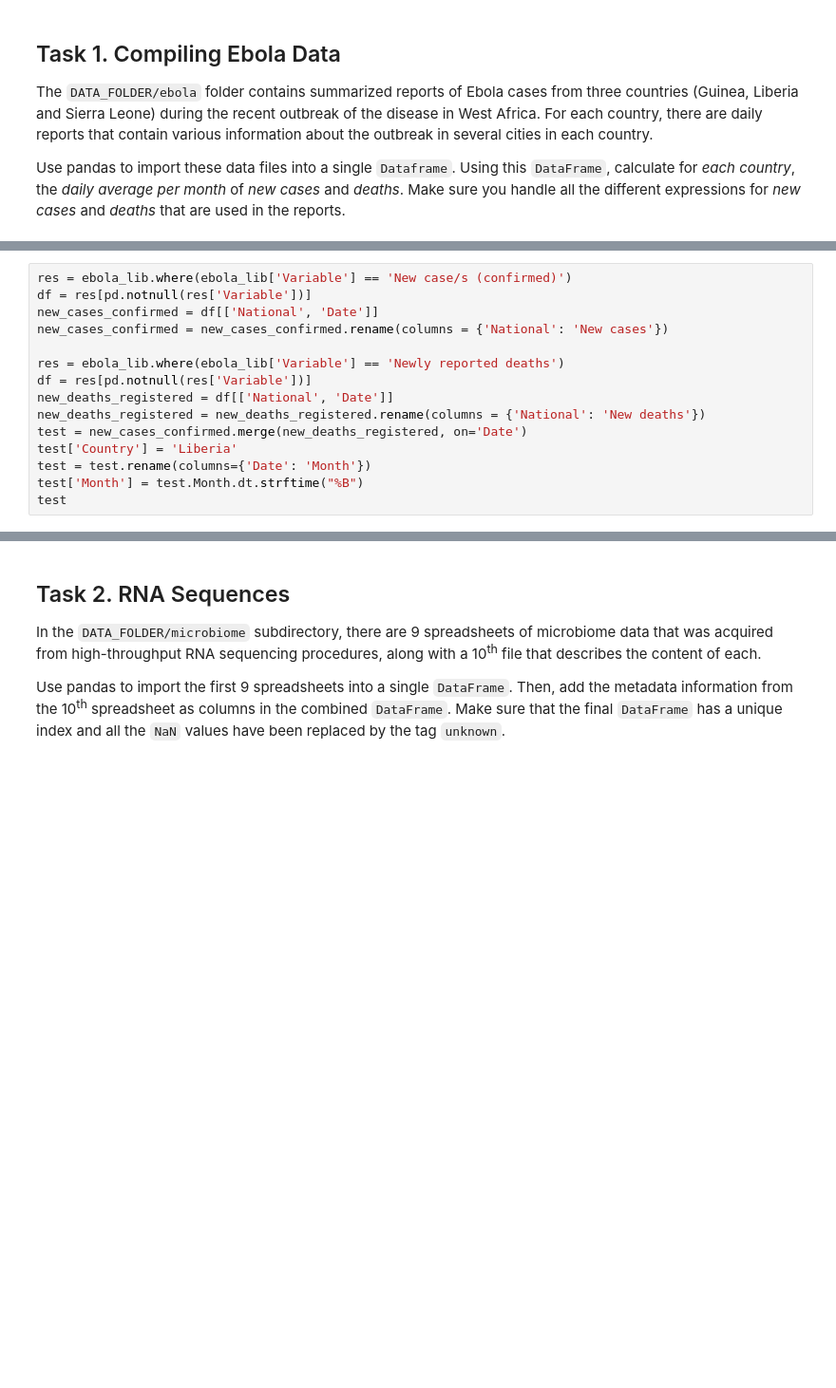
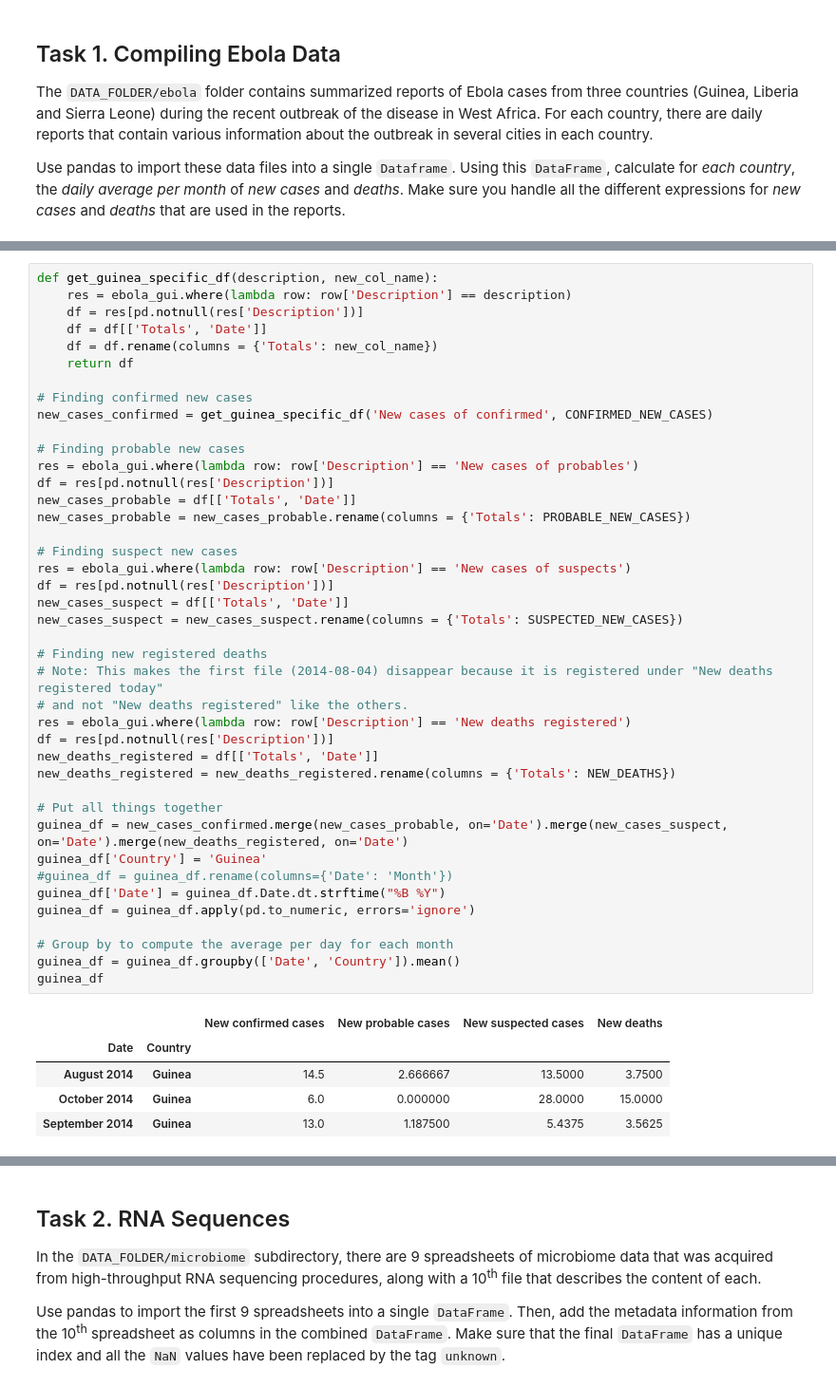
Before and after one commit to darioAnongba/EPFL-ADA, a Jupyter notebook: Labs/01 - Pandas and Data Wrangling/Homework 1.ipynb, the cells around one changed output, grey strips where cells are left out. Shown at 95% size. Cells and saved outputs as stored; diff of their text form; blank space fills up the shorter version.

```diff
--- a/Labs/01 - Pandas and Data Wrangling/Homework 1.ipynb
+++ b/Labs/01 - Pandas and Data Wrangling/Homework 1.ipynb
@@ -66,15 +64,0 @@ new_cases_confirmed
-# %%
-res = ebola_lib.where(ebola_lib['Variable'] == 'New case/s (confirmed)')
-df = res[pd.notnull(res['Variable'])]
-new_cases_confirmed = df[['National', 'Date']]
-new_cases_confirmed = new_cases_confirmed.rename(columns = {'National': 'New cases'})
-
-res = ebola_lib.where(ebola_lib['Variable'] == 'Newly reported deaths')
-df = res[pd.notnull(res['Variable'])]
-new_deaths_registered = df[['National', 'Date']]
-new_deaths_registered = new_deaths_registered.rename(columns = {'National': 'New deaths'})
-test = new_cases_confirmed.merge(new_deaths_registered, on='Date')
-test['Country'] = 'Liberia'
-test = test.rename(columns={'Date': 'Month'})
-test['Month'] = test.Month.dt.strftime("%B")
-test
@@ -106,0 +68,47 @@ ebola_sie[list(['date','variable','National'])]
+# %%
+def get_guinea_specific_df(description, new_col_name):
+    res = ebola_gui.where(lambda row: row['Description'] == description)
+    df = res[pd.notnull(res['Description'])]
+    df = df[['Totals', 'Date']]
+    df = df.rename(columns = {'Totals': new_col_name})
+    return df
+
+# Finding confirmed new cases
+new_cases_confirmed = get_guinea_specific_df('New cases of confirmed', CONFIRMED_NEW_CASES)
+
+# Finding probable new cases
+res = ebola_gui.where(lambda row: row['Description'] == 'New cases of probables')
+df = res[pd.notnull(res['Description'])]
+new_cases_probable = df[['Totals', 'Date']]
+new_cases_probable = new_cases_probable.rename(columns = {'Totals': PROBABLE_NEW_CASES})
+
+# Finding suspect new cases
+res = ebola_gui.where(lambda row: row['Description'] == 'New cases of suspects')
+df = res[pd.notnull(res['Description'])]
+new_cases_suspect = df[['Totals', 'Date']]
+new_cases_suspect = new_cases_suspect.rename(columns = {'Totals': SUSPECTED_NEW_CASES})
+
+# Finding new registered deaths
+# Note: This makes the first file (2014-08-04) disappear because it is registered under "New deaths registered today"
+# and not "New deaths registered" like the others.
+res = ebola_gui.where(lambda row: row['Description'] == 'New deaths registered')
+df = res[pd.notnull(res['Description'])]
+new_deaths_registered = df[['Totals', 'Date']]
+new_deaths_registered = new_deaths_registered.rename(columns = {'Totals': NEW_DEATHS})
+
+# Put all things together
+guinea_df = new_cases_confirmed.merge(new_cases_probable, on='Date').merge(new_cases_suspect, on='Date').merge(new_deaths_registered, on='Date')
+guinea_df['Country'] = 'Guinea'
+#guinea_df = guinea_df.rename(columns={'Date': 'Month'})
+guinea_df['Date'] = guinea_df.Date.dt.strftime("%B %Y")
+guinea_df = guinea_df.apply(pd.to_numeric, errors='ignore')
+
+# Group by to compute the average per day for each month
+guinea_df = guinea_df.groupby(['Date', 'Country']).mean()
+guinea_df
+# %% [output]
+|  |  | New confirmed cases | New probable cases | New suspected cases | New deaths |
+| Date | Country |  |  |  |  |
+| August 2014 | Guinea | 14.5 | 2.666667 | 13.5000 | 3.7500 |
+| October 2014 | Guinea | 6.0 | 0.000000 | 28.0000 | 15.0000 |
+| September 2014 | Guinea | 13.0 | 1.187500 | 5.4375 | 3.5625 |
```
Also changed, not shown: parts of 19 cells of this notebook.
